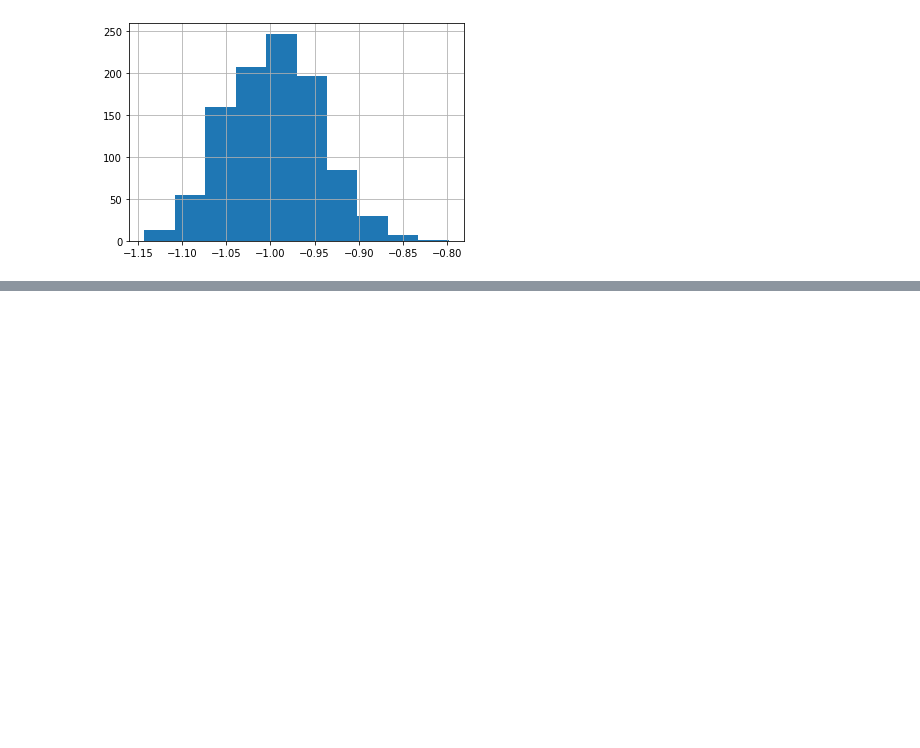
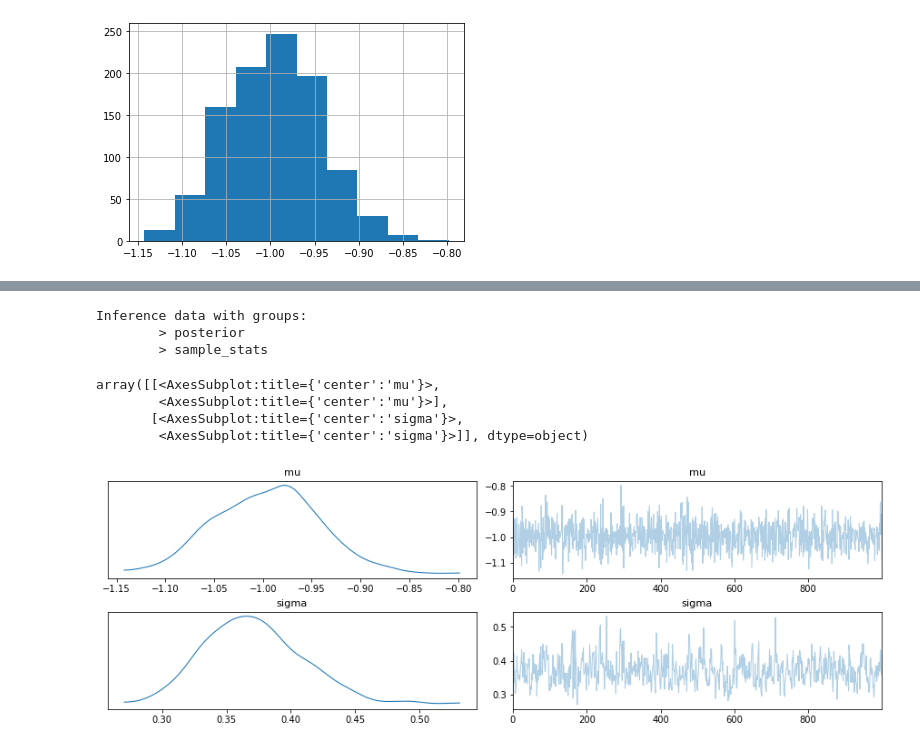
Before and after one commit to clintko/Test_on_HARDAC, a Jupyter notebook: learn_stan/11_toy01.ipynb, the cells around one changed output, grey strips where cells are left out. Cells and saved outputs as stored; diff of their text form; code cells hidden in the pictures; blank space fills up the shorter version.

```diff
--- a/learn_stan/11_toy01.ipynb
+++ b/learn_stan/11_toy01.ipynb
@@ -160,0 +176,16 @@ dat.mu.hist()
+# %%
+idata = az.from_cmdstan(posterior="./ex_toy01/output.csv")
+idata
+# %% [output]
+Inference data with groups:
+        > posterior
+        > sample_stats
+# %%
+# traceplot
+az.plot_trace(idata)
+# %% [output]
+array([[<AxesSubplot:title={'center':'mu'}>,
+        <AxesSubplot:title={'center':'mu'}>],
+       [<AxesSubplot:title={'center':'sigma'}>,
+        <AxesSubplot:title={'center':'sigma'}>]], dtype=object)
+[figure, added]
```
Also changed, not shown: parts of 11 cells of this notebook, 28 other files.
